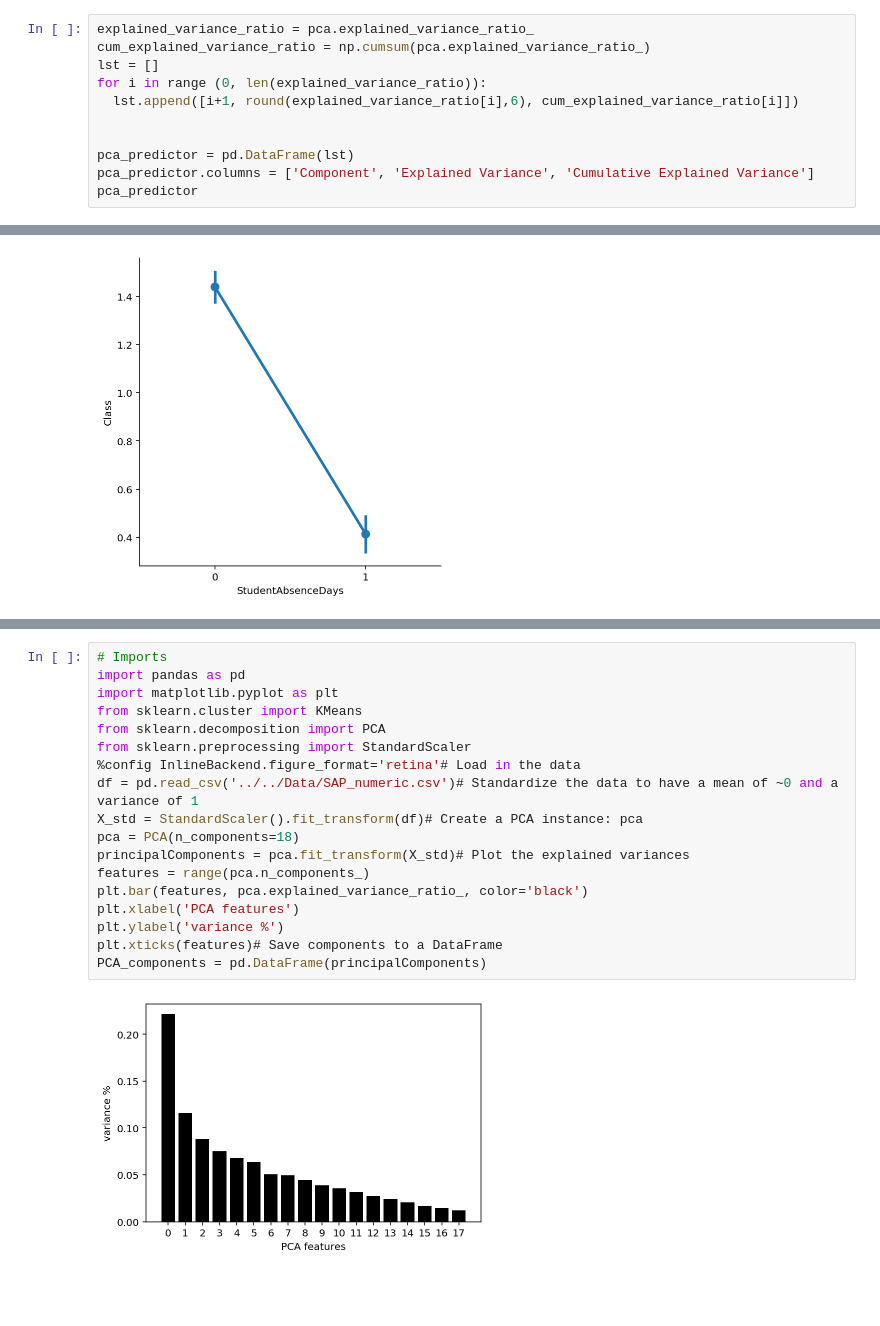
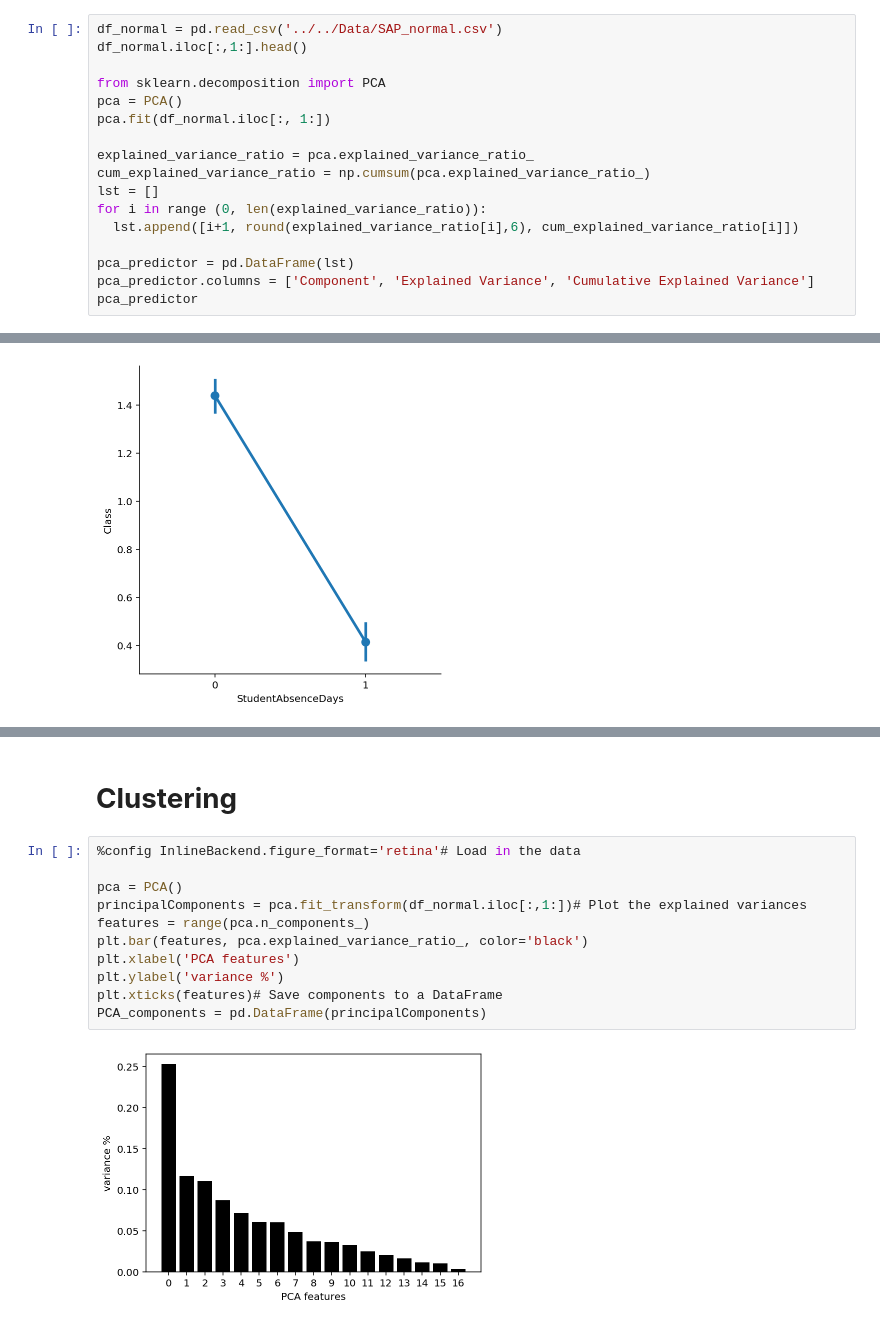
Before and after one commit to Galiold/data-mining-sap, a Jupyter notebook: phase-2/Python/sum.ipynb, the cells around one changed output, grey strips where cells are left out. Saved outputs shown, nothing was run; the diff lists cells and outputs as text; blank space fills up the shorter version.

```diff
--- a/phase-2/Python/sum.ipynb
+++ b/phase-2/Python/sum.ipynb
@@ -31,11 +42,17 @@ PCA(copy=True, iterated_power='auto', n_components=None, random_state=None,
 # %%
+df_normal = pd.read_csv('../../Data/SAP_normal.csv')
+df_normal.iloc[:,1:].head()
+
+from sklearn.decomposition import PCA
+pca = PCA()
+pca.fit(df_normal.iloc[:, 1:])
+
 explained_variance_ratio = pca.explained_variance_ratio_
 cum_explained_variance_ratio = np.cumsum(pca.explained_variance_ratio_)
 lst = []
 for i in range (0, len(explained_variance_ratio)):
   lst.append([i+1, round(explained_variance_ratio[i],6), cum_explained_variance_ratio[i]])
 
-
 pca_predictor = pd.DataFrame(lst)
 pca_predictor.columns = ['Component', 'Explained Variance', 'Cumulative Explained Variance']
 pca_predictor
@@ -415,20 +351,15 @@ dtype: int64
+# %% [markdown]
+# **Clustering**
 # %%
-# Imports
-import pandas as pd
-import matplotlib.pyplot as plt
-from sklearn.cluster import KMeans
-from sklearn.decomposition import PCA
-from sklearn.preprocessing import StandardScaler
 %config InlineBackend.figure_format='retina'# Load in the data
-df = pd.read_csv('../../Data/SAP_numeric.csv')# Standardize the data to have a mean of ~0 and a variance of 1
-X_std = StandardScaler().fit_transform(df)# Create a PCA instance: pca
-pca = PCA(n_components=18)
-principalComponents = pca.fit_transform(X_std)# Plot the explained variances
+
+pca = PCA()
+principalComponents = pca.fit_transform(df_normal.iloc[:,1:])# Plot the explained variances
 features = range(pca.n_components_)
 plt.bar(features, pca.explained_variance_ratio_, color='black')
 plt.xlabel('PCA features')
 plt.ylabel('variance %')
 plt.xticks(features)# Save components to a DataFrame
 PCA_components = pd.DataFrame(principalComponents)
 # %% [output]
-[figure, old version]
+[figure, new version]
```
Also changed, not shown: parts of 39 cells of this notebook.
